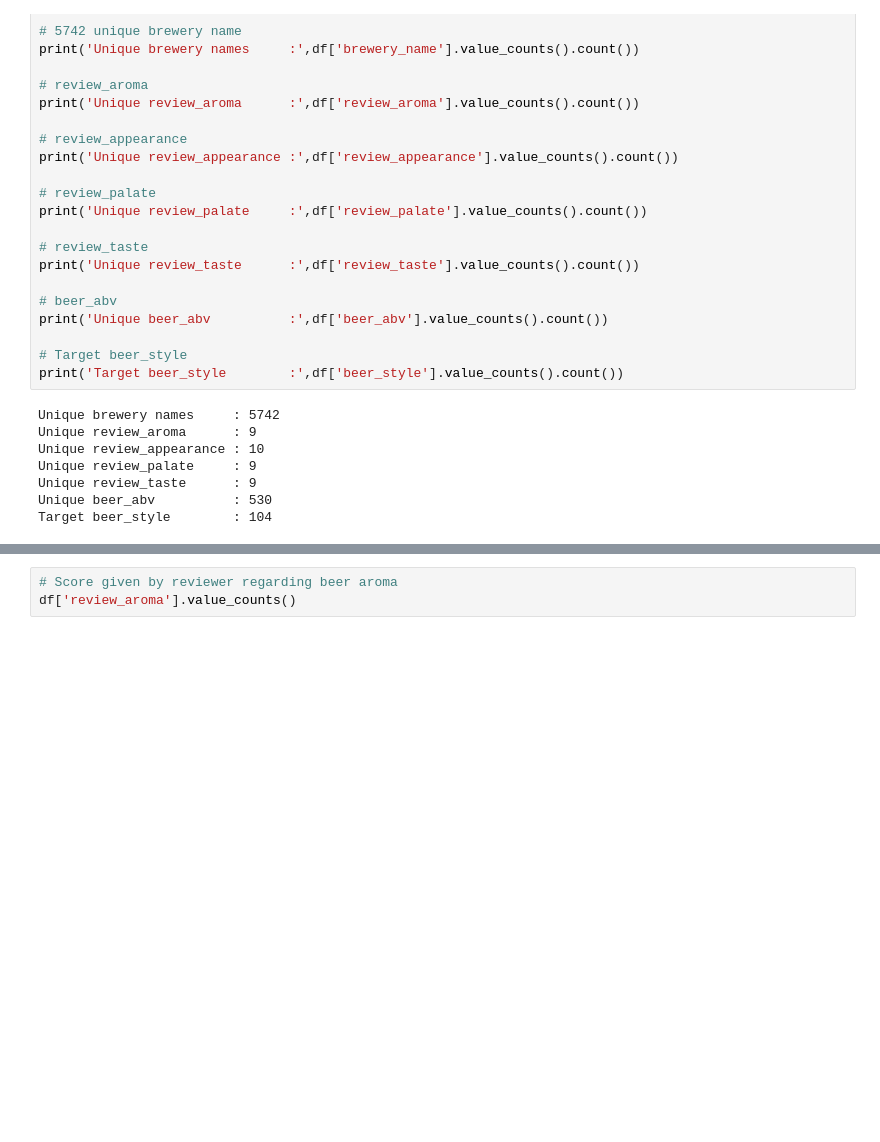
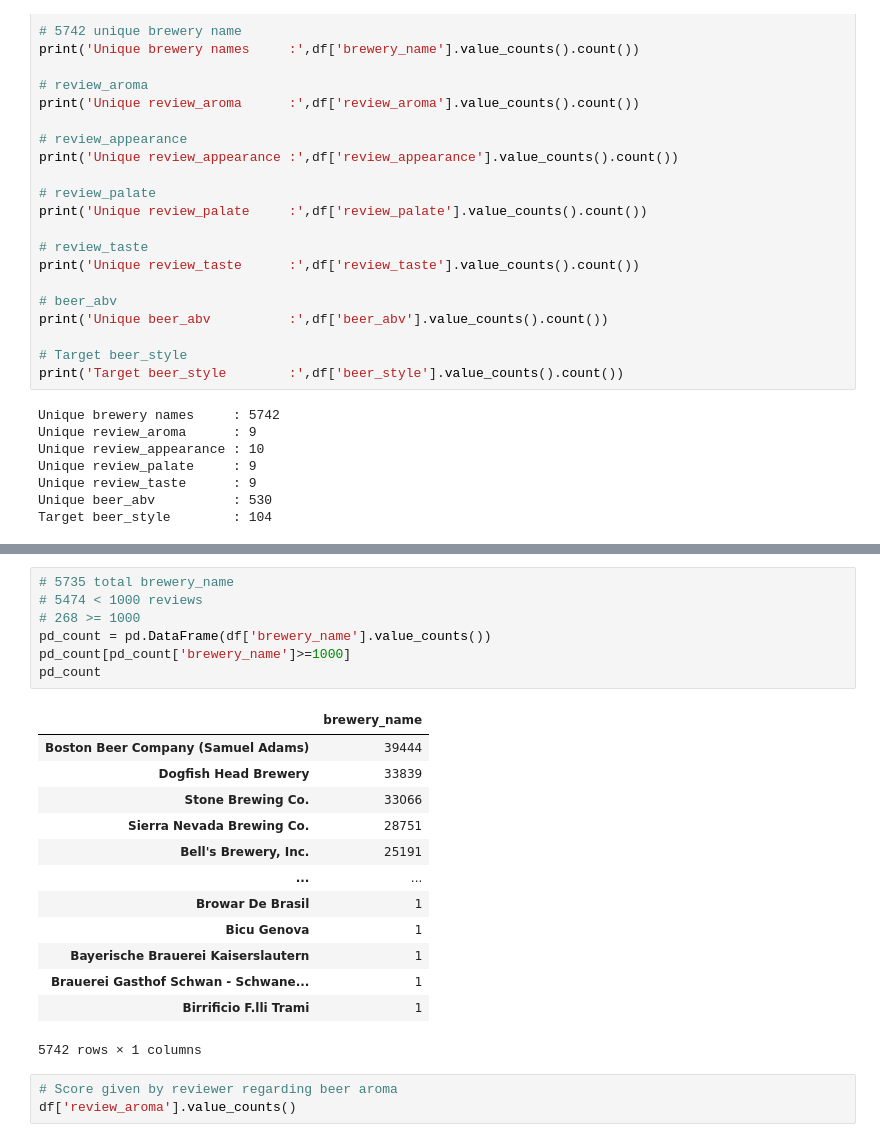
Before and after one commit to CazMayhem/adsi_at2, a Jupyter notebook: notebooks/adsi_at2_1_model.ipynb, the cells around one changed output, grey strips where cells are left out. Cells and saved outputs as stored; diff of their text form; blank space fills up the shorter version.

```diff
--- a/notebooks/adsi_at2_1_model.ipynb
+++ b/notebooks/adsi_at2_1_model.ipynb
@@ -254,3 +263,24 @@ Name: brewery_name, Length: 5742, dtype: int64
+# %%
+# 5735 total brewery_name
+# 5474 < 1000 reviews
+# 268 >= 1000
+pd_count = pd.DataFrame(df['brewery_name'].value_counts())
+pd_count[pd_count['brewery_name']>=1000]
+pd_count
+# %% [output]
+|  | brewery_name |
+| Boston Beer Company (Samuel Adams) | 39444 |
+| Dogfish Head Brewery | 33839 |
+| Stone Brewing Co. | 33066 |
+| Sierra Nevada Brewing Co. | 28751 |
+| Bell's Brewery, Inc. | 25191 |
+| ... | ... |
+| Browar De Brasil | 1 |
+| Bicu Genova | 1 |
+| Bayerische Brauerei Kaiserslautern | 1 |
+| Brauerei Gasthof Schwan - Schwane... | 1 |
+| Birrificio F.lli Trami | 1 |
+5742 rows × 1 columns
 # %%
 # Score given by reviewer regarding beer aroma
 df['review_aroma'].value_counts()
```
Also changed, not shown: parts of 18 cells of this notebook, 4 other files.
